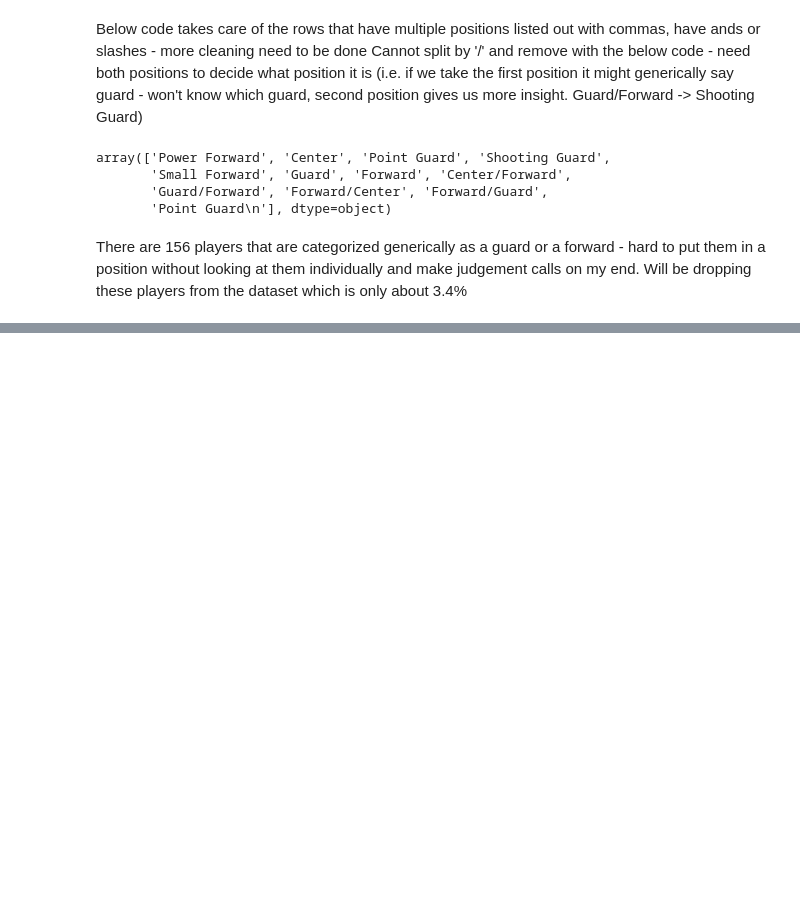
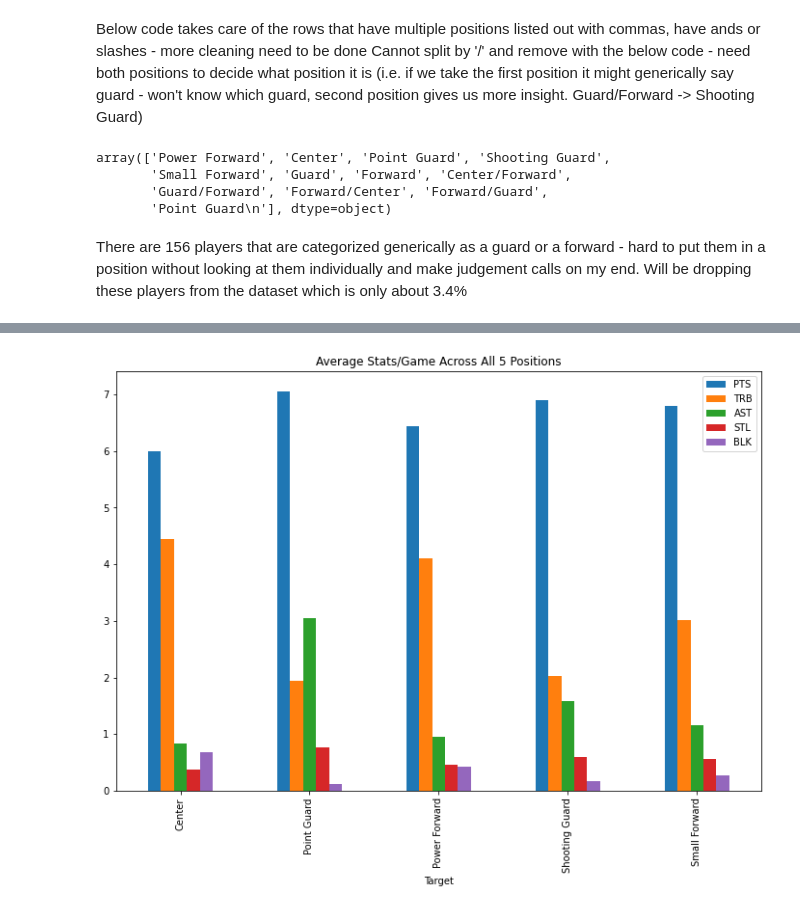
Before and after one commit to wjlau/capstone3, a Jupyter notebook: predicting_player_positions.ipynb, the cells around one changed output, grey strips where cells are left out. Drawn from its saved outputs; the diff is of its cells as text; code cells hidden in the pictures; blank space fills up the shorter version.

```diff
--- a/predicting_player_positions.ipynb
+++ b/predicting_player_positions.ipynb
@@ -129,0 +156,7 @@ array(['Power Forward', 'Center', 'Point Guard', 'Shooting Guard',
+# %%
+summary = all_player_stats.groupby('Target').mean()
+# %%
+bar_chart_df = summary[['PTS', 'TRB', 'AST', 'STL', 'BLK']]
+bar_chart_df.plot(kind='bar', figsize = (12, 8), title='Average Stats/Game Across All 5 Positions');
+# %% [output]
+[figure, added]
```
Also changed, not shown: parts of 24 cells of this notebook.
